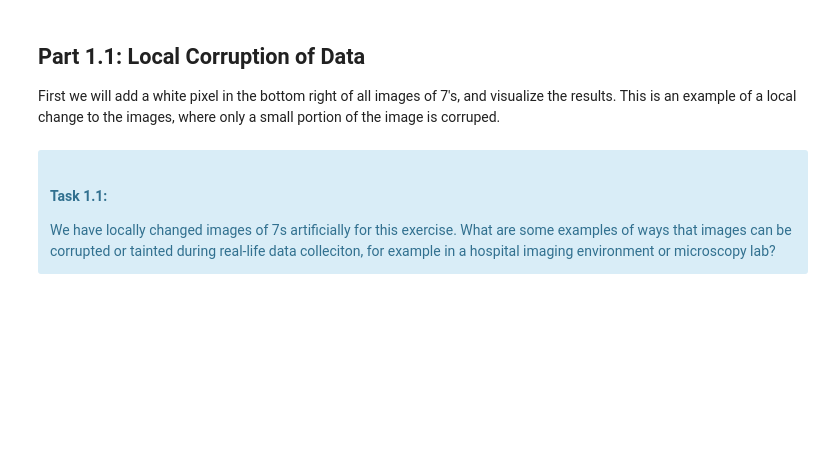
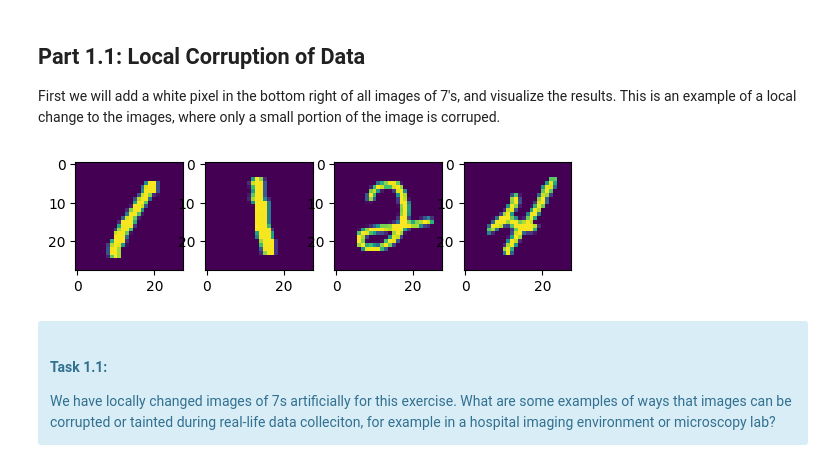
Before and after one commit to dlmbl/failure_modes, a Jupyter notebook: exercise.ipynb, the cells around one changed output. Saved outputs shown, nothing was run; the diff lists cells and outputs as text; code cells hidden in the pictures; blank space fills up the shorter version.

```diff
--- a/exercise.ipynb
+++ b/exercise.ipynb
@@ -51,3 +35,11 @@ test_dataset = torchvision.datasets.MNIST('./mnist', train=False, download=False
+# %%
+import torchvision
+from classifier.data import ColoredMNIST
+
+
+# Create an instance of the ColoredMNIST dataset
+train_dataset = ColoredMNIST('./colored_mnist', train=True, download=True)
+test_dataset = ColoredMNIST('./colored_mnist', train=False, download=True)
 # %% [markdown]
 ### Part 1: Preparation of a Tainted Dataset
 
@@ -73,15 +65,17 @@ tainted_test_dataset.data[test_dataset.targets==7, 25, 25] = 255
 # %%
 import matplotlib.pyplot as plt
 
 plt.subplot(1,4,1)
-plt.imshow(tainted_train_dataset[3][0][0], cmap=plt.get_cmap('gray'))
+plt.imshow(tainted_train_dataset[3][0][0])
 plt.subplot(1,4,2)
-plt.imshow(tainted_train_dataset[23][0][0], cmap=plt.get_cmap('gray'))
+plt.imshow(tainted_train_dataset[6][0][0])
 plt.subplot(1,4,3)
-plt.imshow(tainted_train_dataset[15][0][0], cmap=plt.get_cmap('gray'))
+plt.imshow(tainted_train_dataset[16][0][0])
 plt.subplot(1,4,4)
-plt.imshow(tainted_train_dataset[29][0][0], cmap=plt.get_cmap('gray'))
+plt.imshow(tainted_train_dataset[9][0][0])
 plt.show()
+# %% [output]
+[figure, added]
 # %% [markdown]
 <div class="alert alert-info"><h4>
 Task 1.1: </h4>
```
Also changed, not shown: parts of 19 cells of this notebook.
